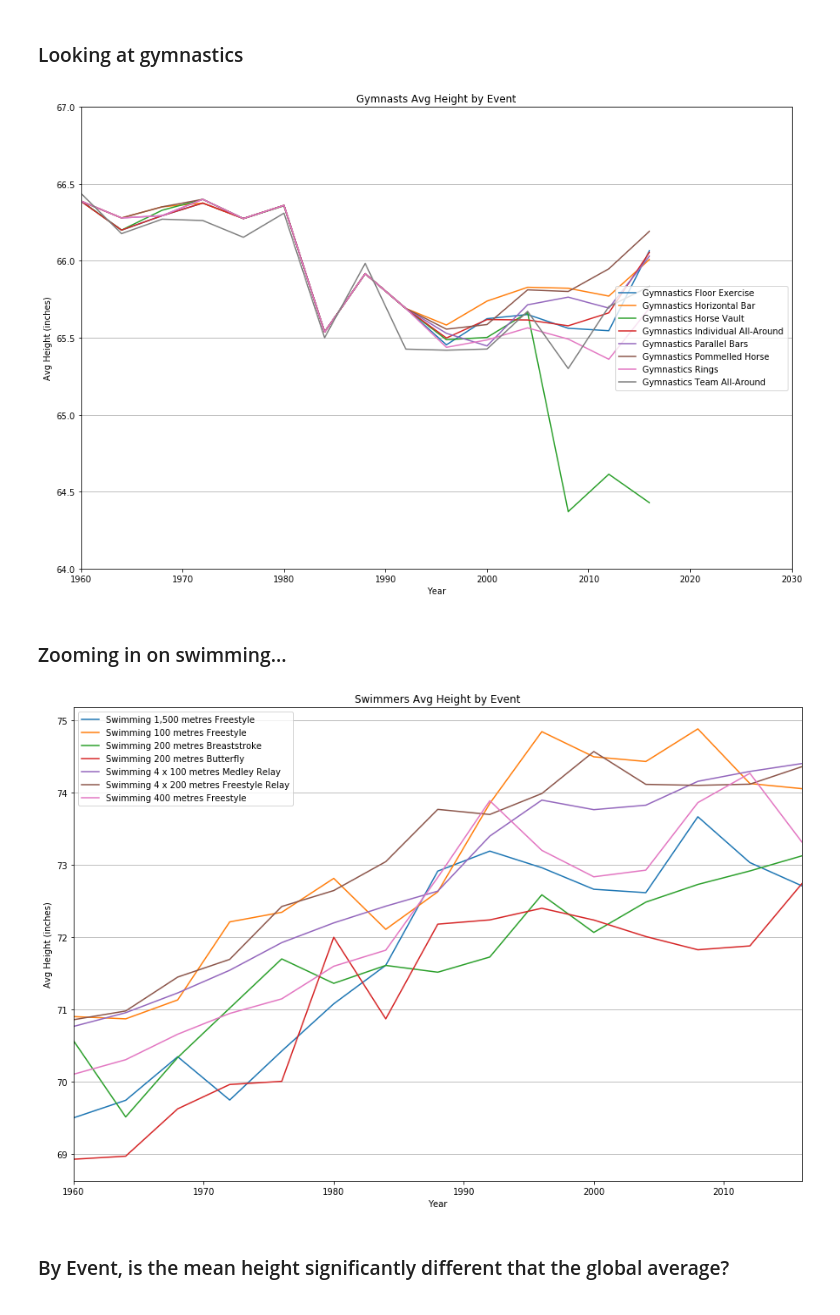
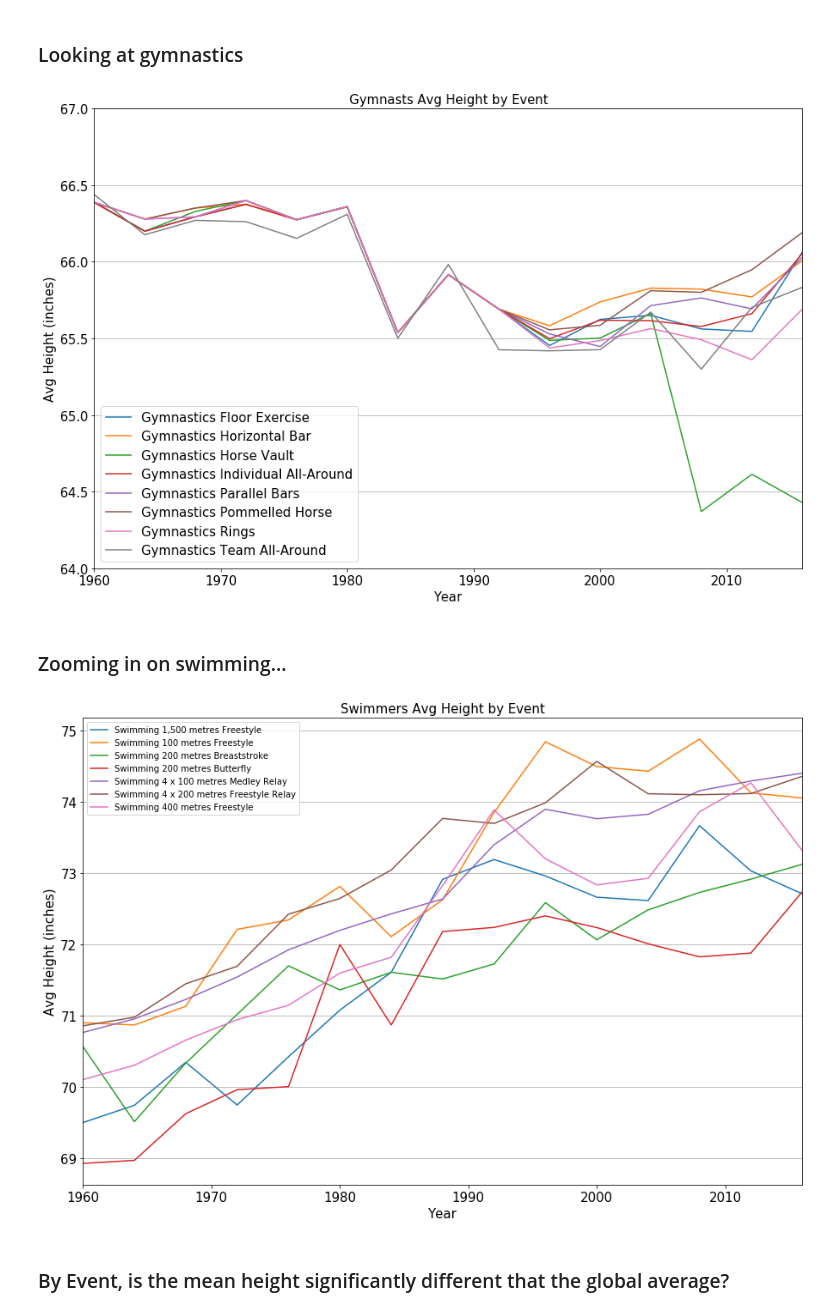
Before and after one commit to dowripple/ProjectOneRepo_JeremyKasieMichael, a Jupyter notebook: notebooks/OlympicHeights_Analysis.ipynb, the cells around one changed output. Saved outputs shown, nothing was run; the diff lists cells and outputs as text; code cells hidden in the pictures.

```diff
--- a/notebooks/OlympicHeights_Analysis.ipynb
+++ b/notebooks/OlympicHeights_Analysis.ipynb
@@ -183,39 +186,40 @@ athletic_chart.get_figure().savefig('..\images\\athletics.png')
 # %%
 # new df for just athletics
 gym_df = olympic_df.loc[olympic_df['Sport']=='Gymnastics']
 
 # calculate the average by year and sub-event
 gym_Avg = pd.DataFrame(gym_df.groupby(['Sub Event','Year'])['Height'].mean().reset_index())
 
 # rename column
 gym_Avg = gym_Avg.rename(columns={'Height':'Avg Height'})
 
 # pivot for charting
 gym_pivot = gym_Avg.pivot(index='Year', columns='Sub Event', values = 'Avg Height').reset_index()
 
 # build the column list
 columns = []
 for columnName, columnValues in gym_pivot.iteritems():
     if columnName != 'Year':
         columns.append(columnName)
 
 gym_chart = gym_pivot.plot(
     x ='Year',
     y = columns,
     figsize=(15,10),
-    title='Gymnasts Avg Height by Event',
+    fontsize=15,
     ylim = (64,67),
-    xlim = (1960, 2030)
+    xlim = (1960, 2016)
 )
 
-gym_chart.set_xlabel("Year")
-gym_chart.set_ylabel('Avg Height (inches)')
+gym_chart.set_xlabel("Year", fontsize=15)
+gym_chart.set_ylabel('Avg Height (inches)', fontsize=15)
 gym_chart.yaxis.grid(True)
-gym_chart.legend(loc='right')
+gym_chart.legend(loc='best', fontsize=15)
+gym_chart.set_title('Gymnasts Avg Height by Event', fontdict={'fontsize': 15, 'fontweight': 'medium'})
 
 gym_chart.get_figure().savefig('..\images\gymers.png')
 # %% [output]
-[figure, old version]
+[figure, new version]
 # %% [markdown]
 ### Zooming in on swimming...
 # %%
@@ -241,19 +245,21 @@ swim_chart = swim_pivot.plot(
     x='Year',
     y=columns,
     figsize=(15,10),
-    title='Swimmers Avg Height by Event',
+#     title = 'Swimmers Avg Height by Event',
+    fontsize = 15,
 #     ylim = (64,67),
     xlim = (1960, 2016)
 )
 
-swim_chart.set_xlabel("Year")
-swim_chart.set_ylabel('Avg Height (inches)')
+swim_chart.set_xlabel("Year", fontsize=15)
+swim_chart.set_ylabel('Avg Height (inches)', fontsize=15)
 swim_chart.yaxis.grid(True)
 swim_chart.legend(loc='best')
+swim_chart.set_title('Swimmers Avg Height by Event', fontdict={'fontsize': 15, 'fontweight': 'medium'})
 
 swim_chart.get_figure().savefig('..\images\swimmers.png')
 # %% [output]
-[figure, old version]
+[figure, new version]
 # %% [markdown]
 ### By Event, is the mean height significantly different that the global average?
 # %%
```
Also changed, not shown: parts of 5 cells of this notebook, 5 other files.
